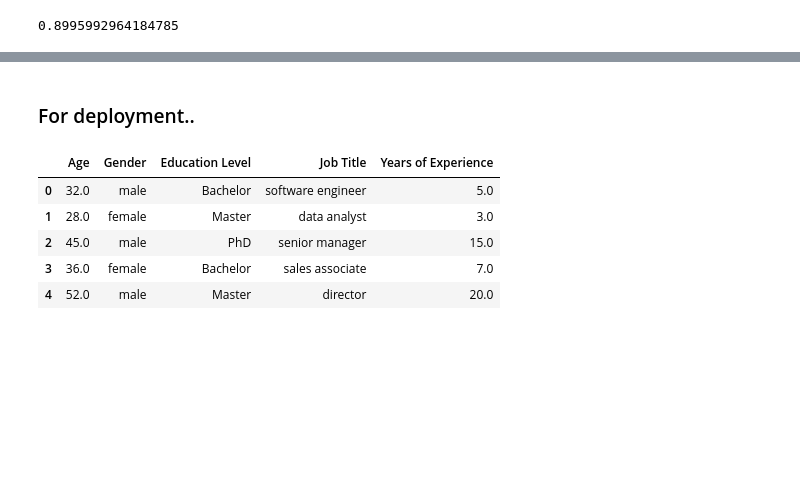
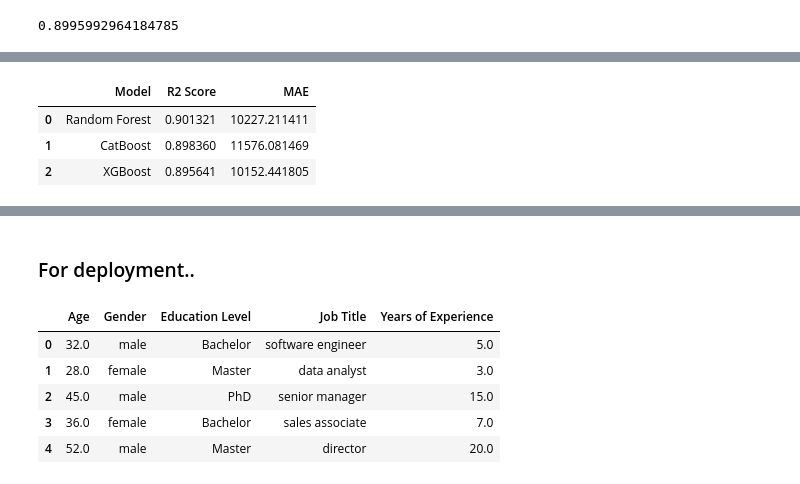
Before and after one commit to IbrahimSharkerMaruf/forge, a Jupyter notebook: salary.ipynb, the cells around one changed output, grey strips where cells are left out. Cells and saved outputs as stored; diff of their text form; code cells hidden in the pictures; blank space fills up the shorter version.

```diff
--- a/salary.ipynb
+++ b/salary.ipynb
@@ -295,0 +300,40 @@ print(best_r2)
+# %%
+from sklearn.ensemble import RandomForestRegressor
+from xgboost import XGBRegressor
+
+# Random Forest and XGBoost can't take raw string categories like CatBoost can,
+# so Gender, Education Level and Job Title are one-hot encoded for these two only.
+categorical_cols = ["Gender", "Education Level", "Job Title"]
+
+x_train_encoded = pd.get_dummies(x_train, columns=categorical_cols)
+x_test_encoded = pd.get_dummies(x_test, columns=categorical_cols)
+x_test_encoded = x_test_encoded.reindex(columns=x_train_encoded.columns, fill_value=0)
+
+rf_model = RandomForestRegressor(n_estimators=300, random_state=42)
+rf_model.fit(x_train_encoded, y_train)
+rf_predictions = rf_model.predict(x_test_encoded)
+
+xgb_model = XGBRegressor(n_estimators=300, random_state=42)
+xgb_model.fit(x_train_encoded, y_train)
+xgb_predictions = xgb_model.predict(x_test_encoded)
+# %%
+comparison = pd.DataFrame({
+    "Model": ["CatBoost", "Random Forest", "XGBoost"],
+    "R2 Score": [
+        r2_score(y_test, predictions),
+        r2_score(y_test, rf_predictions),
+        r2_score(y_test, xgb_predictions),
+    ],
+    "MAE": [
+        mean_absolute_error(y_test, predictions),
+        mean_absolute_error(y_test, rf_predictions),
+        mean_absolute_error(y_test, xgb_predictions),
+    ],
+}).sort_values("R2 Score", ascending=False).reset_index(drop=True)
+
+comparison
+# %% [output]
+|  | Model | R2 Score | MAE |
+| 0 | Random Forest | 0.901321 | 10227.211411 |
+| 1 | CatBoost | 0.898360 | 11576.081469 |
+| 2 | XGBoost | 0.895641 | 10152.441805 |
```
Also changed, not shown: parts of 12 cells of this notebook, 15 other files.
